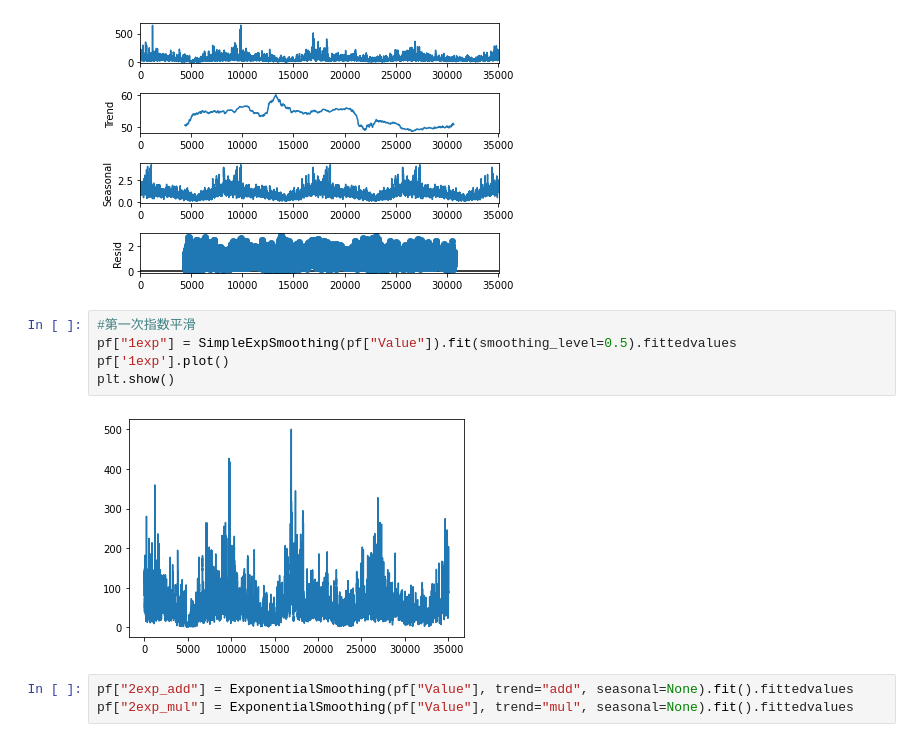
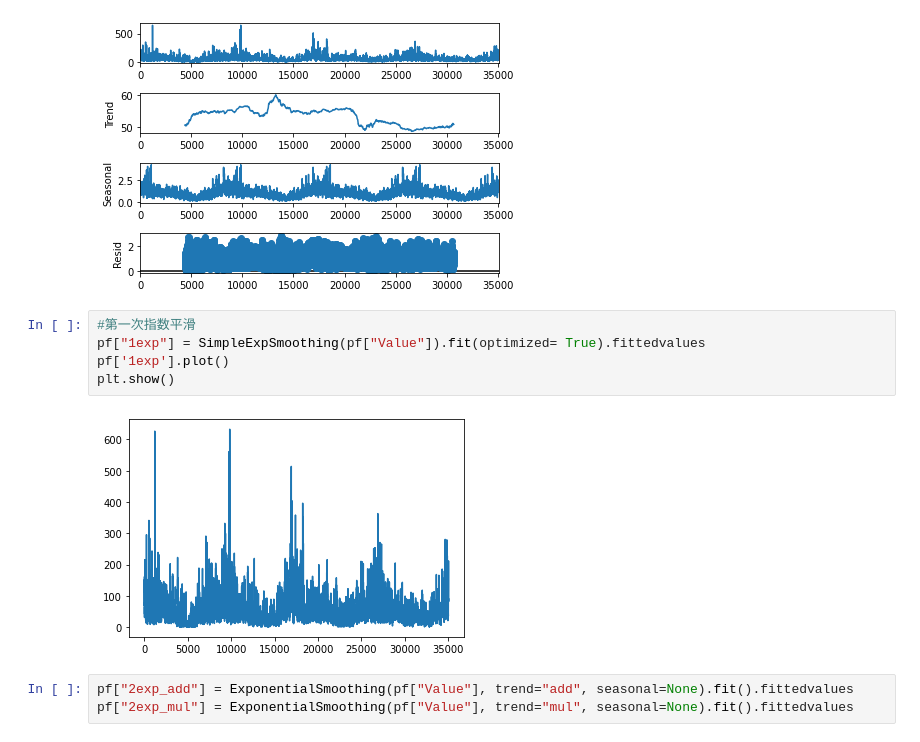
Before and after one commit to weixiabing/Innovative-practice, a Jupyter notebook: 3_holt_winter.ipynb, the cells around one changed output. Saved outputs shown, nothing was run; the diff lists cells and outputs as text.

```diff
--- a/3_holt_winter.ipynb
+++ b/3_holt_winter.ipynb
@@ -16,11 +16,11 @@ plt.show()
 [figure]
 # %%
 #第一次指数平滑
-pf["1exp"] = SimpleExpSmoothing(pf["Value"]).fit(smoothing_level=0.5).fittedvalues
+pf["1exp"] = SimpleExpSmoothing(pf["Value"]).fit(optimized= True).fittedvalues
 pf['1exp'].plot()
 plt.show()
 # %% [output]
-[figure, old version]
+[figure, new version]
 # %%
 pf["2exp_add"] = ExponentialSmoothing(pf["Value"], trend="add", seasonal=None).fit().fittedvalues
 pf["2exp_mul"] = ExponentialSmoothing(pf["Value"], trend="mul", seasonal=None).fit().fittedvalues
```
Also changed, not shown: 1 other file.
